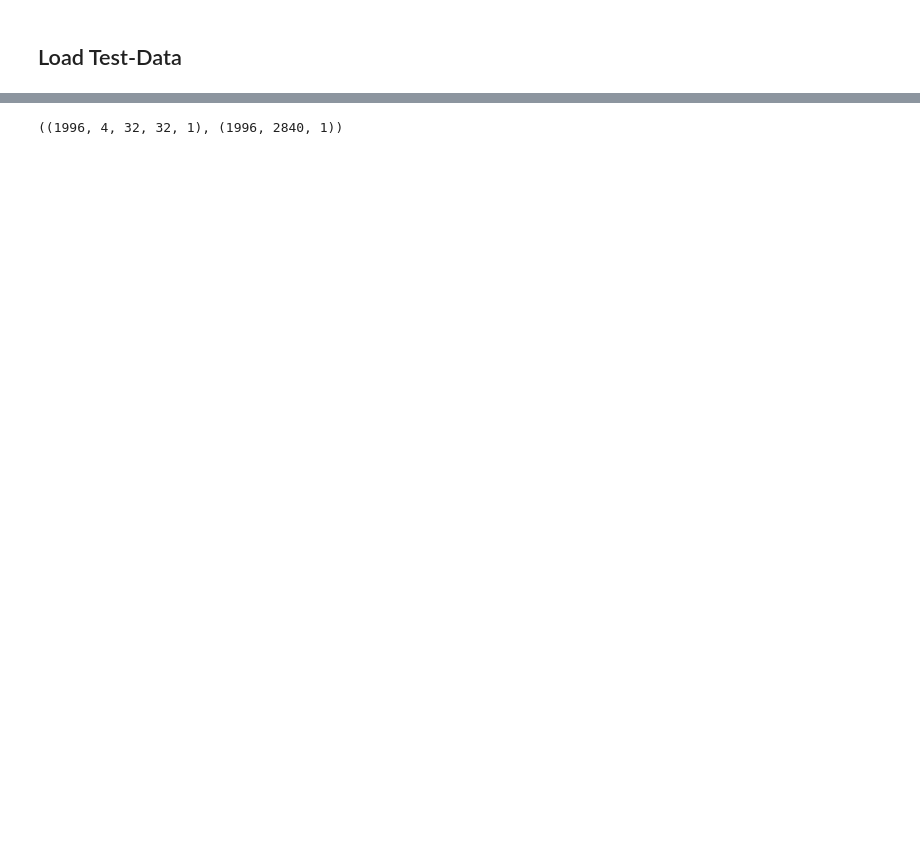
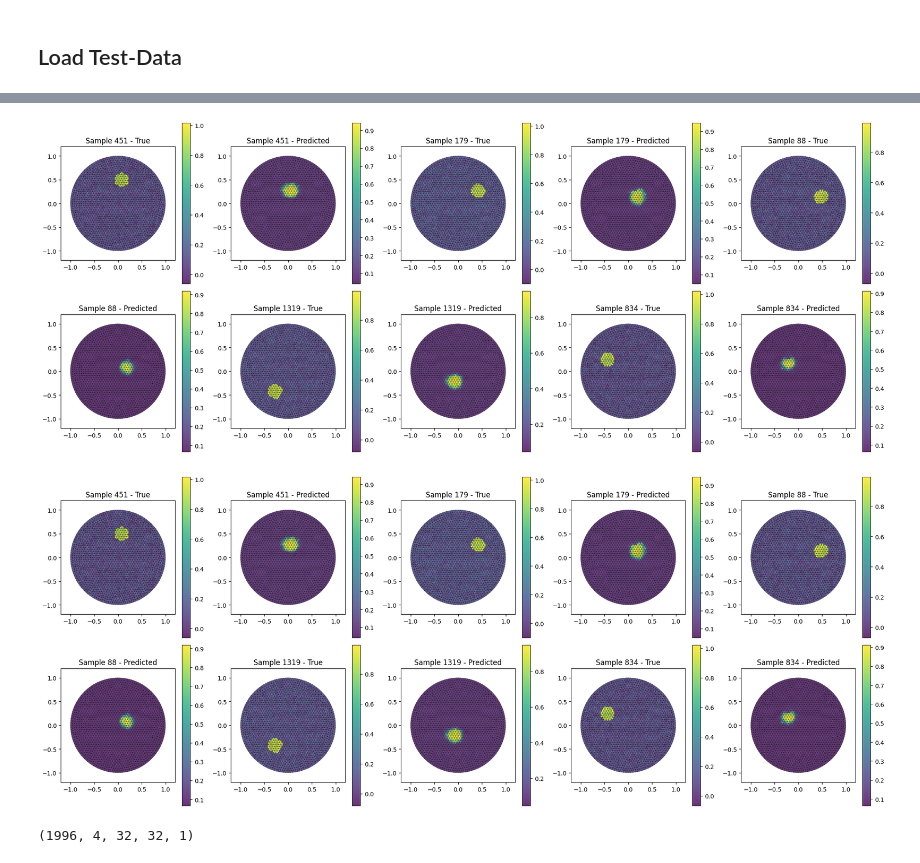
Before and after one commit to Peer076/Master-Thesis-EIT, a Jupyter notebook: LSTM_Training_sim.ipynb, the cells around one changed output, grey strips where cells are left out. Saved outputs shown, nothing was run; the diff lists cells and outputs as text; code cells hidden in the pictures; blank space fills up the shorter version.

```diff
--- a/LSTM_Training_sim.ipynb
+++ b/LSTM_Training_sim.ipynb
@@ -241,2 +265,14 @@ plot_random_deviations(mesh_obj, gamma_test, gamma_pred, num_samples=10, threshh
 # %% [markdown]
 ## Load Test-Data
+# %%
+voltage_test_sim, gamma_test_sim , _ = load_sim_data("data43")  #todo: adjust test data
+
+voltage_test_normalized = (voltage_test_sim - np.mean(voltage_test_sim, axis=0)) / np.std(voltage_test_sim, axis=0)
+
+voltage_test = voltage_test_normalized.reshape(-1, 32, 32, 1)
+gamma_true_test = gamma_test_sim.reshape(-1, 2840, 1)
+
+voltage_test_seq, _ = seq_data(voltage_test, gamma_true_test, n_seg=4)
+
+pred_latent = lstm_mapper.predict(voltage_test_seq)
+gamma_pred_test = vae.decoder.predict(pred_latent).reshape(-1, 2840)
@@ -243,3 +339,8 @@ plot_random_deviations(mesh_obj, gamma_test, gamma_pred, num_samples=10, threshh
+# %%
+plot_random_recon_examples(mesh_obj, gamma_true_test, gamma_pred_test)
+# %% [output]
+[figure, added]
+[figure, added]
 # %%
 voltage_test_sim, gamma_test_sim , _ = load_sim_data("data43")
 voltage_test_normalized = (voltage_test_sim - np.mean(voltage_test_sim, axis=0)) / np.std(voltage_test_sim, axis=0)
@@ -248,8 +349,8 @@ gamma_true = gamma_test_sim.reshape(-1, 2840, 1)
 # %%
-voltage_test_seq, gamma_test_seq = seq_data(voltage_test, gamma_true, n_seg=4)
-voltage_test_seq.shape, gamma_test_seq.shape
+voltage_test_seq, _ = seq_data(voltage_test, gamma_true_test, n_seg=4)
+voltage_test_seq.shape
 # %% [output]
-((1996, 4, 32, 32, 1), (1996, 2840, 1))
+(1996, 4, 32, 32, 1)
 # %%
 pred_latent = lstm_mapper.predict(voltage_test_seq)
 gamma_pred_test = vae.decoder.predict(pred_latent).reshape(-1, 2840)
```
Also changed, not shown: parts of 21 cells of this notebook, 4 other files.
